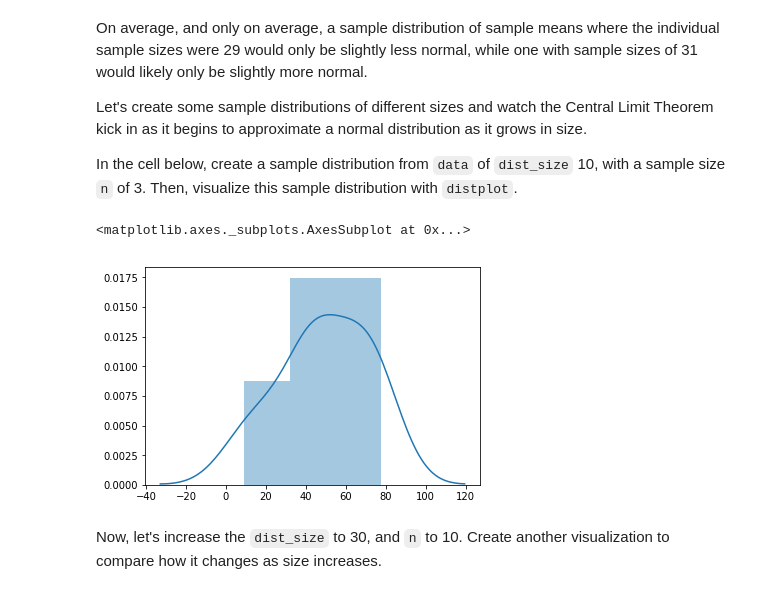
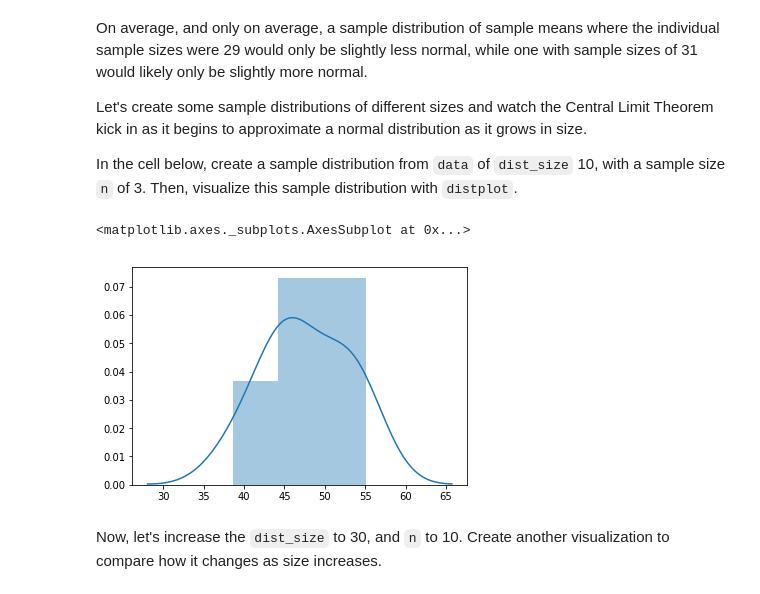
Before and after one commit to elenasm7/dsc-2-19-13-central-limit-theorem-lab-nyc-ds-career-012819, a Jupyter notebook: index.ipynb, the cells around one changed output. Drawn from its saved outputs; the diff is of its cells as text; code cells hidden in the pictures.

```diff
--- a/index.ipynb
+++ b/index.ipynb
@@ -114,11 +114,11 @@ Let's create some sample distributions of different sizes and watch the Central
 
 In the cell below, create a sample distribution from `data` of `dist_size` 10, with a sample size `n` of 3. Then, visualize this sample distribution with `distplot`.
 # %%
-test_sample_dist_1 = create_sample_distribution(s,dist_size=10,n=3)
+test_sample_dist_1 = create_sample_distribution(s,dist_size=10,n=30)
 sns.distplot(test_sample_dist_1)
 # %% [output]
 <matplotlib.axes._subplots.AxesSubplot at 0x...>
-[figure, old version]
+[figure, new version]
 # %% [markdown]
 Now, let's increase the `dist_size` to 30, and `n` to 10.  Create another visualization to compare how it changes as size increases.
 # %%
```
Also changed, not shown: parts of 2 cells of this notebook.
